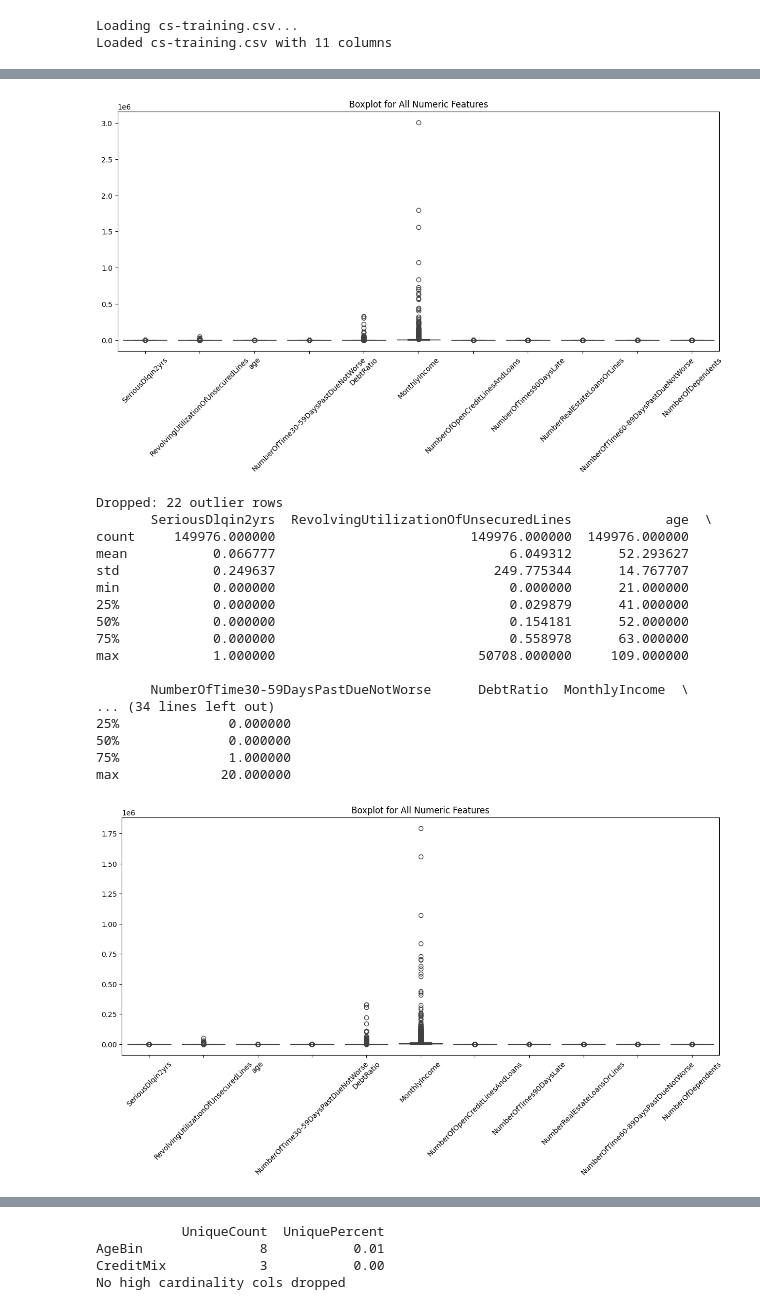
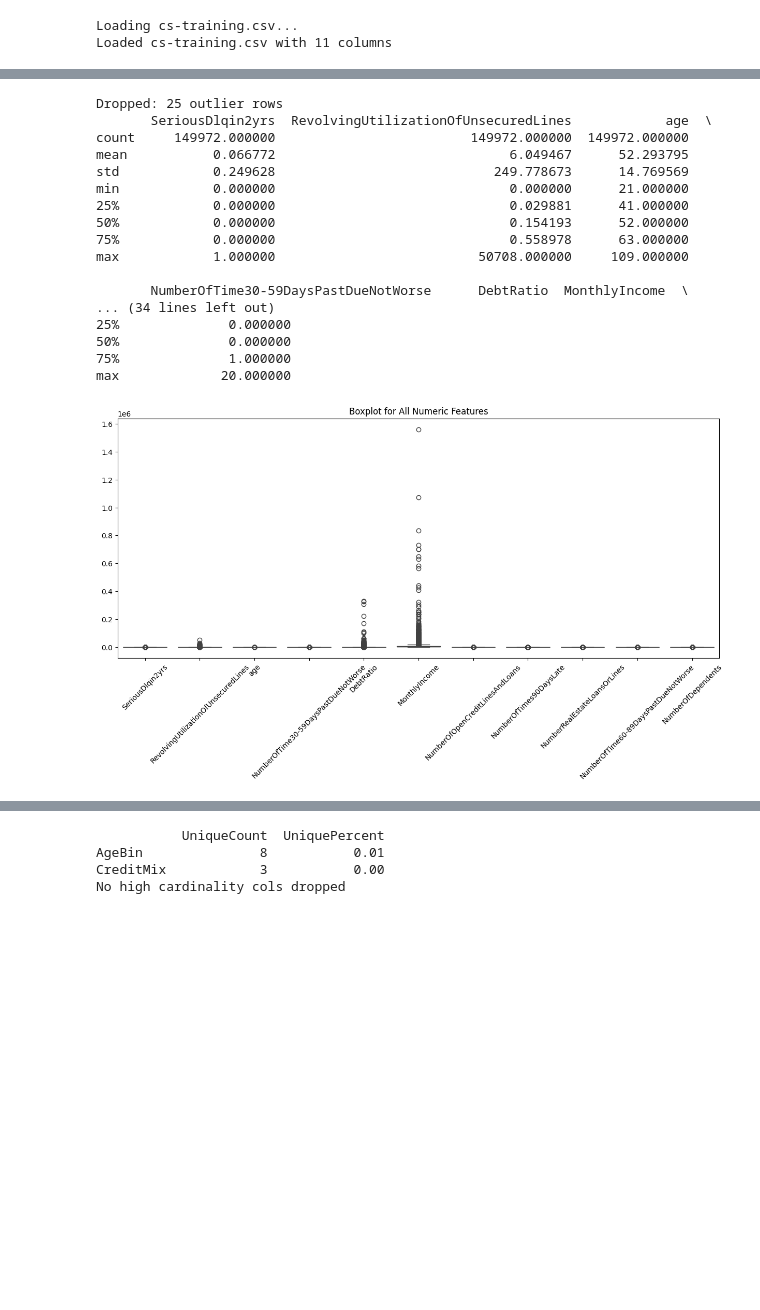
Before and after one commit to sunnysunny77/loan, a Jupyter notebook: cr.ipynb, the cells around one changed output, grey strips where cells are left out. Drawn from its saved outputs; the diff is of its cells as text; code cells hidden in the pictures; blank space fills up the shorter version.

```diff
--- a/cr.ipynb
+++ b/cr.ipynb
@@ -647,51 +532,42 @@ NumberOfOpenCreditLinesAndLoans         int64          150000              0
 5                 0.0
 # %%
 # Outlier Handling
-numeric_df = df_train.select_dtypes(include=['int64', 'float64'])
-plt.figure(figsize=(15, 6))
-sns.boxplot(data=numeric_df)
-plt.title("Boxplot for All Numeric Features")
-plt.xticks(rotation=45)
-plt.show()
-
-
 df_train = df_train[df_train['age'] > 0].reset_index(drop=True)
 
 df_train = df_train.sort_values(by="MonthlyIncome", ascending=False).iloc[1:].reset_index(drop=True)
 
 df_filtered = outlier_handling(
     df_train,
     target_col="SeriousDlqin2yrs",
-    threshold_high = 99.993,
-    threshold_low = 0.007
+    threshold_high = 99.992,
+    threshold_low = 0.008
 )
 
 numeric_df = df_filtered.select_dtypes(include=['int64', 'float64'])
 plt.figure(figsize=(15, 6))
 sns.boxplot(data=numeric_df)
 plt.title("Boxplot for All Numeric Features")
 plt.xticks(rotation=45)
 plt.show()
 # %% [output]
+Dropped: 25 outlier rows
+       SeriousDlqin2yrs  RevolvingUtilizationOfUnsecuredLines            age  \
+count     149972.000000                         149972.000000  149972.000000
+mean           0.066772                              6.049467      52.293795
+std            0.249628                            249.778673      14.769569
+min            0.000000                              0.000000      21.000000
+25%            0.000000                              0.029881      41.000000
+50%            0.000000                              0.154193      52.000000
+75%            0.000000                              0.558978      63.000000
+max            1.000000                          50708.000000     109.000000
+
+       NumberOfTime30-59DaysPastDueNotWorse      DebtRatio  MonthlyIncome  \
+... (34 lines left out)
+25%              0.000000
+50%              0.000000
+75%              1.000000
+max             20.000000
-[figure, old version]
+[figure, new version]
-Dropped: 22 outlier rows
-       SeriousDlqin2yrs  RevolvingUtilizationOfUnsecuredLines            age  \
-count     149976.000000                         149976.000000  149976.000000
-mean           0.066777                              6.049312      52.293627
-std            0.249637                            249.775344      14.767707
-min            0.000000                              0.000000      21.000000
-25%            0.000000                              0.029879      41.000000
-50%            0.000000                              0.154181      52.000000
-75%            0.000000                              0.558978      63.000000
-max            1.000000                          50708.000000     109.000000
-
-       NumberOfTime30-59DaysPastDueNotWorse      DebtRatio  MonthlyIncome  \
-... (34 lines left out)
-25%              0.000000
-50%              0.000000
-75%              1.000000
-max             20.000000
-[figure, removed]
 # %%
 # Select targets
 df_features, target, feature_cols_to_drop = drop_target_and_ids(df_filtered)
```
Also changed, not shown: parts of 24 cells of this notebook, 2 other files.
